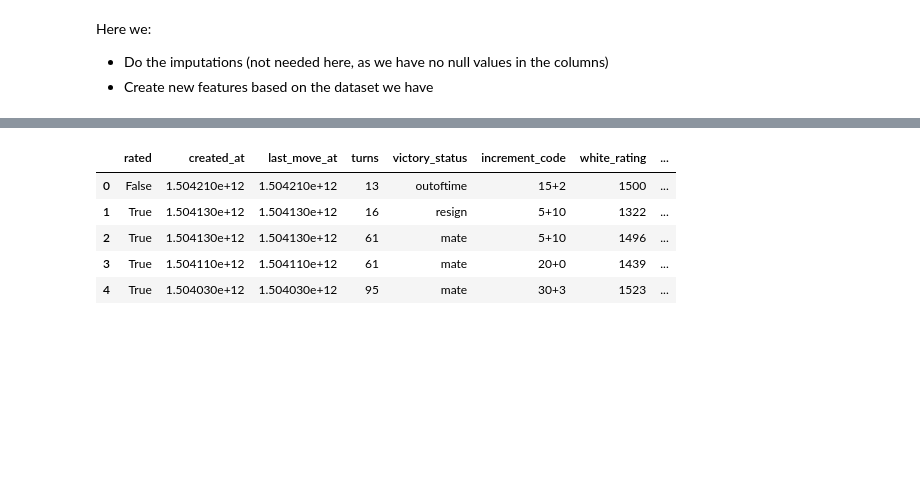
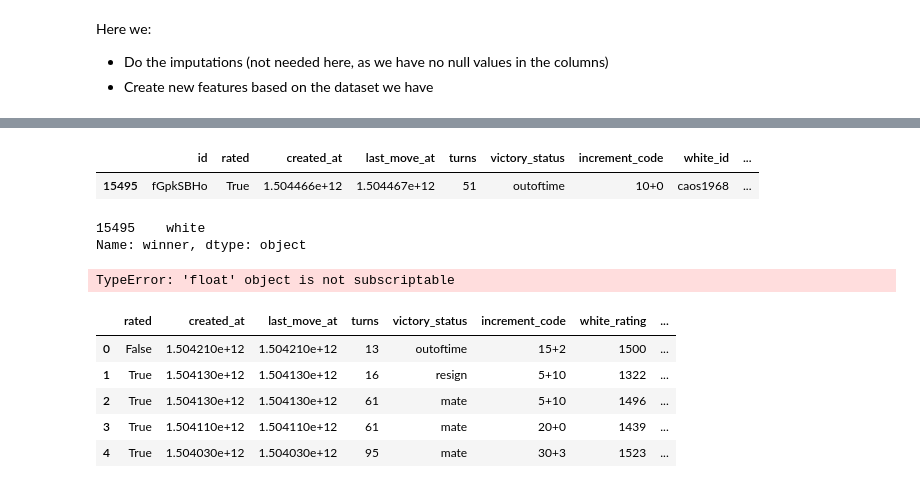
Before and after one commit to mpereiramoretti/lichess-games-prediction, a Jupyter notebook: 0. EDA/0.1 Selecting the variables.ipynb, the cells around one changed output, grey strips where cells are left out. Drawn from its saved outputs; the diff is of its cells as text; code cells hidden in the pictures; blank space fills up the shorter version.

```diff
--- a/0. EDA/0.1 Selecting the variables.ipynb
+++ b/0. EDA/0.1 Selecting the variables.ipynb
@@ -11,7 +11,7 @@ pd.set_option('display.max_columns', 200)
 # %% [output]
 Populating the interactive namespace from numpy and matplotlib
 # %%
-BASE_PATH = "../Bases/"
+DBS_PATH = "../Bases/"
 # %%
-data = pd.read_csv(BASE_PATH + 'games.csv', delimiter=',')
+data = pd.read_csv(DBS_PATH + 'games.csv', delimiter=',')
 # %%
@@ -55,0 +47,3 @@ gc.collect()
+# %%
+from sklearn.model_selection import train_test_split
+X_train, X_test, y_train, y_test = train_test_split(X, y, test_size=0.5, stratify=y, random_state=42)
@@ -215 +377,14 @@ class FeatureEngineering:
+# %%
+X_aux = X_train.sample(1, random_state=42)
+y_aux = y_train.sample(1, random_state=42)
+# %%
+X_aux
+# %% [output]
+|  | id | rated | created_at | last_move_at | turns | victory_status | increment_code | white_id | ... |
+| 15495 | fGpkSBHo | True | 1.504466e+12 | 1.504467e+12 | 51 | outoftime | 10+0 | caos1968 | ... |
+# %%
+y_aux
+# %% [output]
+15495    white
+Name: winner, dtype: object
 # %%
@@ -217,3 +392,7 @@ fe = FeatureEngineering()
+# %%
+X_new = fe.fit_transform(X_aux, y_aux)
+# %% [output]
+TypeError: 'float' object is not subscriptable
 # %%
 X_test, y_test = fe.fit_transform(X, y)
 # %%
```
Also changed, not shown: parts of 9 cells of this notebook.
